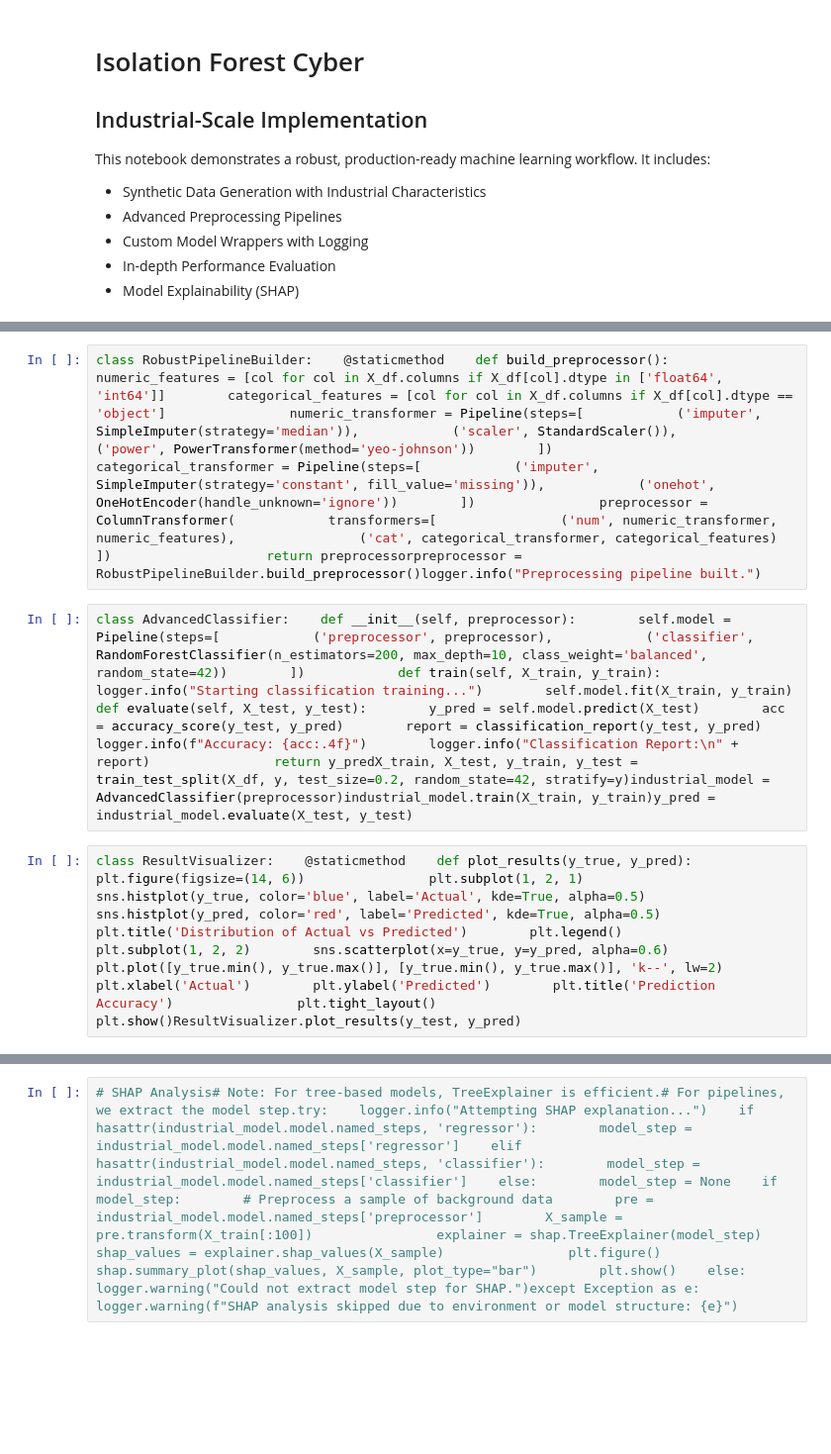
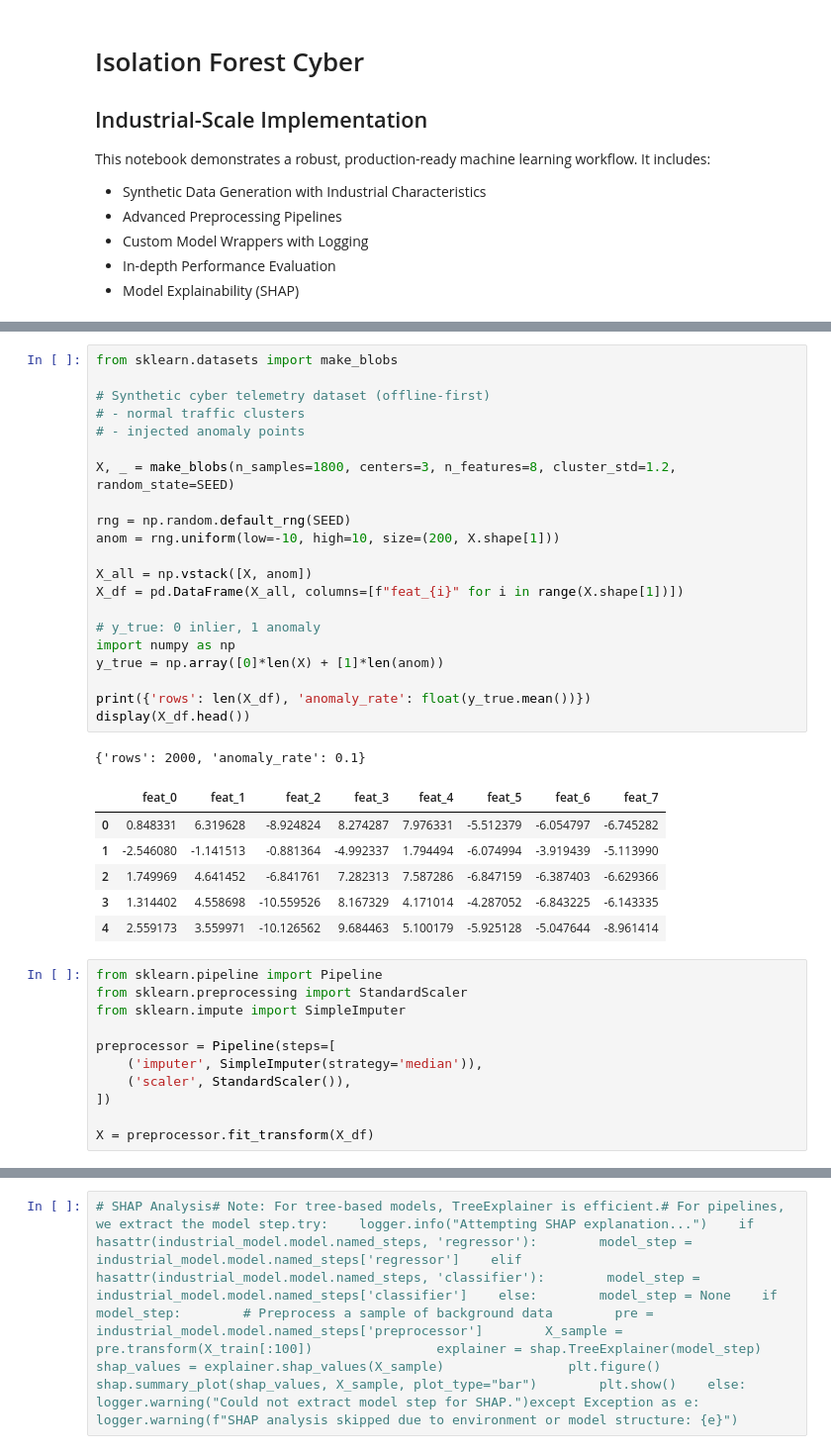
Before and after one commit to Brainfeed-1996/advanced-ml-mastery-collection, a Jupyter notebook: 08-Anomaly-Detection/Isolation-Forest-Cyber.ipynb, the cells around one changed output, grey strips where cells are left out. Shown at 99% size. Drawn from its saved outputs; the diff is of its cells as text; blank space fills up the shorter version.

```diff
--- a/08-Anomaly-Detection/Isolation-Forest-Cyber.ipynb
+++ b/08-Anomaly-Detection/Isolation-Forest-Cyber.ipynb
@@ -16,6 +46,40 @@ class IndustrialDataGenerator:    def __init__(self, n_samples=2000, n_features=
-# %%
-class RobustPipelineBuilder:    @staticmethod    def build_preprocessor():        numeric_features = [col for col in X_df.columns if X_df[col].dtype in ['float64', 'int64']]        categorical_features = [col for col in X_df.columns if X_df[col].dtype == 'object']                numeric_transformer = Pipeline(steps=[            ('imputer', SimpleImputer(strategy='median')),            ('scaler', StandardScaler()),            ('power', PowerTransformer(method='yeo-johnson'))        ])                categorical_transformer = Pipeline(steps=[            ('imputer', SimpleImputer(strategy='constant', fill_value='missing')),            ('onehot', OneHotEncoder(handle_unknown='ignore'))        ])                preprocessor = ColumnTransformer(            transformers=[                ('num', numeric_transformer, numeric_features),                ('cat', categorical_transformer, categorical_features)            ])                    return preprocessorpreprocessor = RobustPipelineBuilder.build_preprocessor()logger.info("Preprocessing pipeline built.")
-# %%
-class AdvancedClassifier:    def __init__(self, preprocessor):        self.model = Pipeline(steps=[            ('preprocessor', preprocessor),            ('classifier', RandomForestClassifier(n_estimators=200, max_depth=10, class_weight='balanced', random_state=42))        ])            def train(self, X_train, y_train):        logger.info("Starting classification training...")        self.model.fit(X_train, y_train)            def evaluate(self, X_test, y_test):        y_pred = self.model.predict(X_test)        acc = accuracy_score(y_test, y_pred)        report = classification_report(y_test, y_pred)                logger.info(f"Accuracy: {acc:.4f}")        logger.info("Classification Report:\n" + report)                return y_predX_train, X_test, y_train, y_test = train_test_split(X_df, y, test_size=0.2, random_state=42, stratify=y)industrial_model = AdvancedClassifier(preprocessor)industrial_model.train(X_train, y_train)y_pred = industrial_model.evaluate(X_test, y_test)
-# %%
-class ResultVisualizer:    @staticmethod    def plot_results(y_true, y_pred):        plt.figure(figsize=(14, 6))                plt.subplot(1, 2, 1)        sns.histplot(y_true, color='blue', label='Actual', kde=True, alpha=0.5)        sns.histplot(y_pred, color='red', label='Predicted', kde=True, alpha=0.5)        plt.title('Distribution of Actual vs Predicted')        plt.legend()                plt.subplot(1, 2, 2)        sns.scatterplot(x=y_true, y=y_pred, alpha=0.6)        plt.plot([y_true.min(), y_true.max()], [y_true.min(), y_true.max()], 'k--', lw=2)        plt.xlabel('Actual')        plt.ylabel('Predicted')        plt.title('Prediction Accuracy')                plt.tight_layout()        plt.show()ResultVisualizer.plot_results(y_test, y_pred)
+# %%
+from sklearn.datasets import make_blobs
+
+# Synthetic cyber telemetry dataset (offline-first)
+# - normal traffic clusters
+# - injected anomaly points
+
+X, _ = make_blobs(n_samples=1800, centers=3, n_features=8, cluster_std=1.2, random_state=SEED)
+
+rng = np.random.default_rng(SEED)
+anom = rng.uniform(low=-10, high=10, size=(200, X.shape[1]))
+
+X_all = np.vstack([X, anom])
+X_df = pd.DataFrame(X_all, columns=[f"feat_{i}" for i in range(X.shape[1])])
+
+# y_true: 0 inlier, 1 anomaly
+import numpy as np
+y_true = np.array([0]*len(X) + [1]*len(anom))
+
+print({'rows': len(X_df), 'anomaly_rate': float(y_true.mean())})
+display(X_df.head())
+# %% [output]
+{'rows': 2000, 'anomaly_rate': 0.1}
+|  | feat_0 | feat_1 | feat_2 | feat_3 | feat_4 | feat_5 | feat_6 | feat_7 |
+| 0 | 0.848331 | 6.319628 | -8.924824 | 8.274287 | 7.976331 | -5.512379 | -6.054797 | -6.745282 |
+| 1 | -2.546080 | -1.141513 | -0.881364 | -4.992337 | 1.794494 | -6.074994 | -3.919439 | -5.113990 |
+| 2 | 1.749969 | 4.641452 | -6.841761 | 7.282313 | 7.587286 | -6.847159 | -6.387403 | -6.629366 |
+| 3 | 1.314402 | 4.558698 | -10.559526 | 8.167329 | 4.171014 | -4.287052 | -6.843225 | -6.143335 |
+| 4 | 2.559173 | 3.559971 | -10.126562 | 9.684463 | 5.100179 | -5.925128 | -5.047644 | -8.961414 |
+# %%
+from sklearn.pipeline import Pipeline
+from sklearn.preprocessing import StandardScaler
+from sklearn.impute import SimpleImputer
+
+preprocessor = Pipeline(steps=[
+    ('imputer', SimpleImputer(strategy='median')),
+    ('scaler', StandardScaler()),
+])
+
+X = preprocessor.fit_transform(X_df)
```
Also changed, not shown: parts of 4 cells of this notebook, 3 other files.
